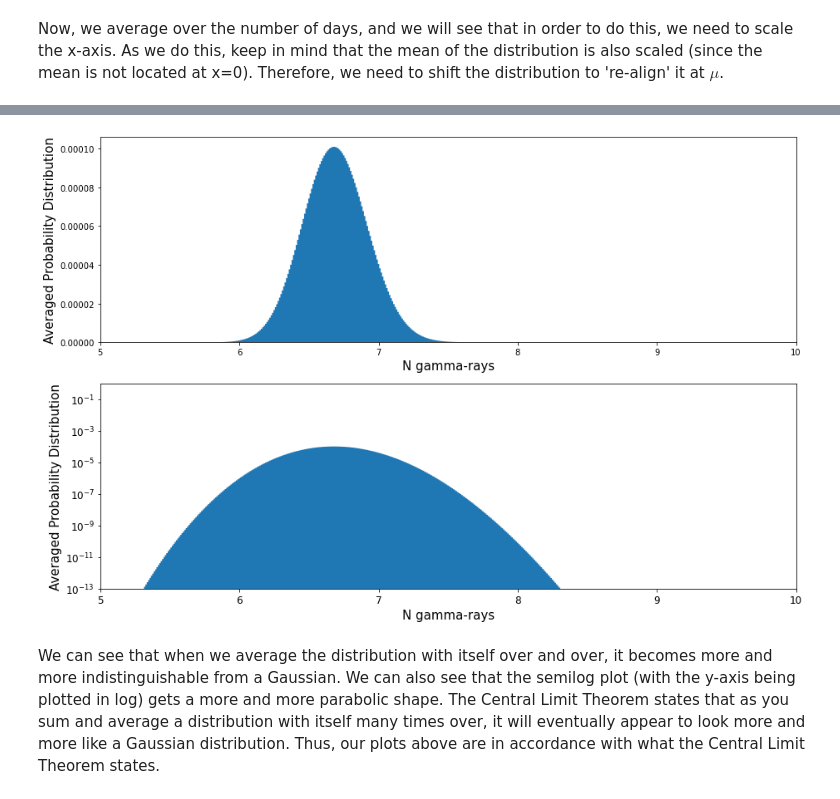
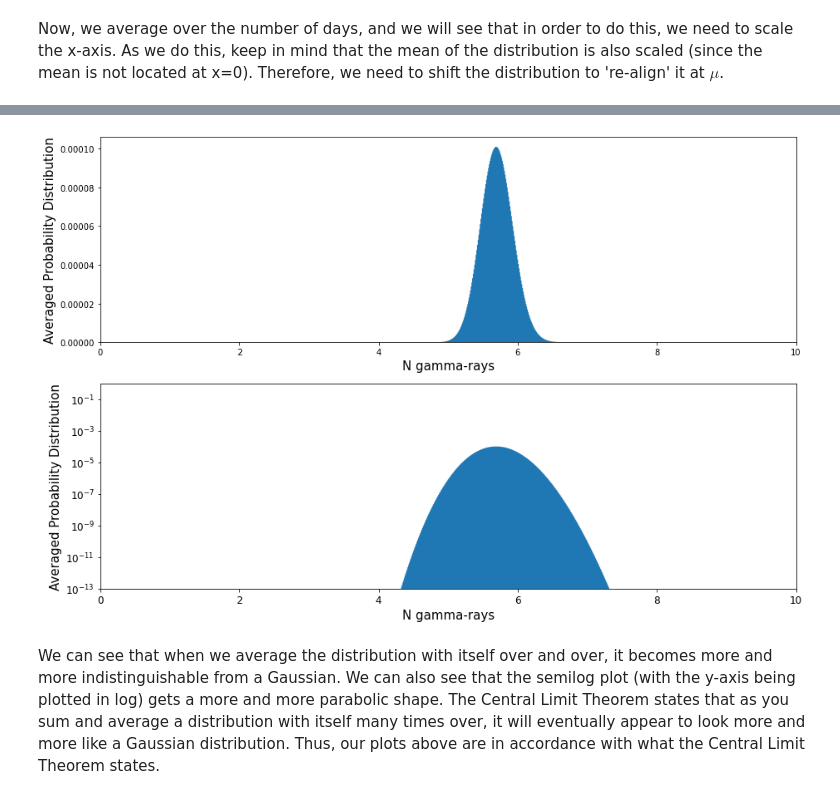
Before and after one commit to SOLHAUG13/Phys434_Autumn2021, a Jupyter notebook: Lab2/Lab2.ipynb, the cells around one changed output, grey strips where cells are left out. Cells and saved outputs as stored; diff of their text form; code cells hidden in the pictures.

```diff
--- a/Lab2/Lab2.ipynb
+++ b/Lab2/Lab2.ipynb
@@ -106,0 +66,15 @@ plt.show()
+# %%
+N = 2
+
+xlim1, xlim2 = (0, 20)
+x = np.linspace(xlim1, xlim2, xlim2-xlim1+1)
+poisson = stats.poisson.pmf(x, mu)
+
+new_poisson = poisson
+if N != 1:
+    for i in range(0, N-1):
+        new_poisson = signal.convolve(poisson, new_poisson)
+poisson = new_poisson
+
+bins = np.arange(xlim1, len(poisson)+1)
+bins = bins - (bins[1]-bins[0])/2
@@ -142,0 +102,15 @@ plt.show()
+# %%
+N = 10
+
+xlim1, xlim2 = (0, 20)
+x = np.linspace(xlim1, xlim2, xlim2-xlim1+1)
+poisson = stats.poisson.pmf(x, mu)
+
+new_poisson = poisson
+if N != 1:
+    for i in range(0, N-1):
+        new_poisson = signal.convolve(poisson, new_poisson)
+poisson = new_poisson
+
+bins = np.arange(xlim1, len(poisson)+1)
+bins = bins - (bins[1]-bins[0])/2
@@ -231,30 +224,30 @@ poisson = stats.poisson.pmf(mu, x)
 
 new_poisson = poisson
 if N != 1:
-    for i in range(0, N-1): # We have nine OTHER dice to convolve
+    for i in range(0, N-1):
         new_poisson = signal.convolve(poisson, new_poisson)
 poisson = new_poisson
 
-bins = np.arange(N-1, len(poisson)+N)
+bins = np.arange(xlim1, len(poisson)+1)
 bins = bins - (bins[1]-bins[0])/2
 bins = bins/N # This is where we shrink the x-axis by dividing by N
 # %%
 fig, ax = plt.subplots(2, 1)
-left, right = (5, 10)
+left, right = (0, 10)
 plt.tick_params(labelsize = lsize/2)
 ax[0].stairs(poisson, bins, fill=True)
 ax[0].set_xlim([left, right])
 ax[0].set_xlabel('N gamma-rays', fontsize = fsize/2)
 ax[0].set_ylabel('Averaged Probability Distribution', fontsize = fsize/2)
 ax[1].stairs(poisson, bins, fill=True)
 ax[1].set_xlabel('N gamma-rays', fontsize = fsize/2)
 ax[1].set_ylabel('Averaged Probability Distribution', fontsize = fsize/2)
 ax[1].set_xlim([left, right])
 ax[1].set_ylim([1e-13, 1e0])
 ax[1].set_yscale('log')
 plt.show()
 # %% [output]
-[figure, old version]
+[figure, new version]
 # %% [markdown]
 We can see that when we average the distribution with itself over and over, it becomes more and more indistinguishable from a Gaussian. We can also see that the semilog plot (with the y-axis being plotted in log) gets a more and more parabolic shape. The Central Limit Theorem states that as you sum and average a distribution with itself many times over, it will eventually appear to look more and more like a Gaussian distribution. Thus, our plots above are in accordance with what the Central Limit Theorem states.
 # %% [markdown]
```
Also changed, not shown: parts of 65 cells of this notebook.
